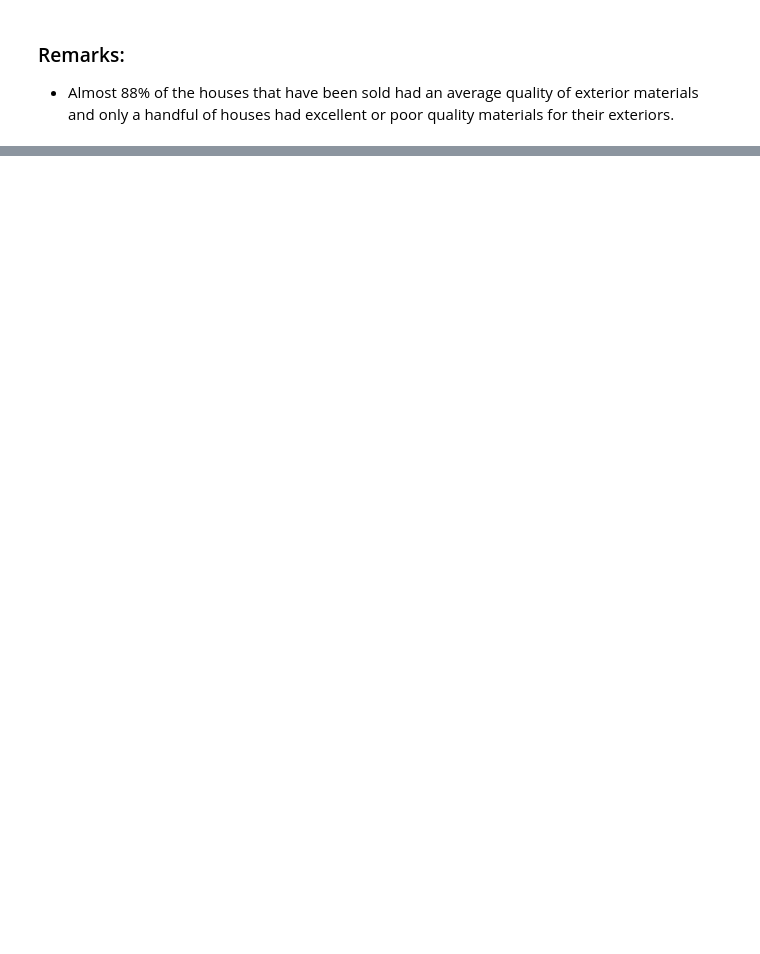
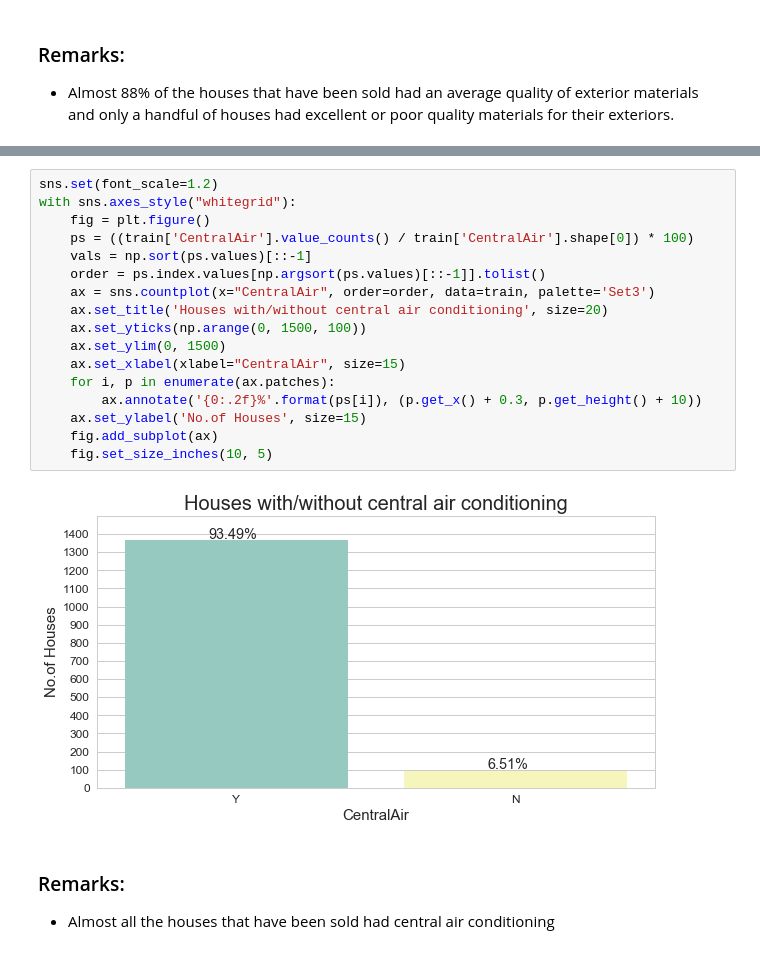
Before and after one commit to Nilabhra/jacobs_da_2017, a Jupyter notebook: assignment_3/assignment_3.ipynb, the cells around one changed output, grey strips where cells are left out. Saved outputs shown, nothing was run; the diff lists cells and outputs as text; blank space fills up the shorter version.

```diff
--- a/assignment_3/assignment_3.ipynb
+++ b/assignment_3/assignment_3.ipynb
@@ -375,0 +380,22 @@ with sns.axes_style("whitegrid"):
+# %%
+sns.set(font_scale=1.2)
+with sns.axes_style("whitegrid"):
+    fig = plt.figure()
+    ps = ((train['CentralAir'].value_counts() / train['CentralAir'].shape[0]) * 100)
+    vals = np.sort(ps.values)[::-1]
+    order = ps.index.values[np.argsort(ps.values)[::-1]].tolist()
+    ax = sns.countplot(x="CentralAir", order=order, data=train, palette='Set3')
+    ax.set_title('Houses with/without central air conditioning', size=20)
+    ax.set_yticks(np.arange(0, 1500, 100))
+    ax.set_ylim(0, 1500)
+    ax.set_xlabel(xlabel="CentralAir", size=15)
+    for i, p in enumerate(ax.patches):
+        ax.annotate('{0:.2f}%'.format(ps[i]), (p.get_x() + 0.3, p.get_height() + 10))
+    ax.set_ylabel('No.of Houses', size=15)
+    fig.add_subplot(ax)
+    fig.set_size_inches(10, 5)
+# %% [output]
+[figure, added]
+# %% [markdown]
+### Remarks:
+- Almost all the houses that have been sold had central air conditioning
```
Also changed, not shown: parts of 2 cells of this notebook.
